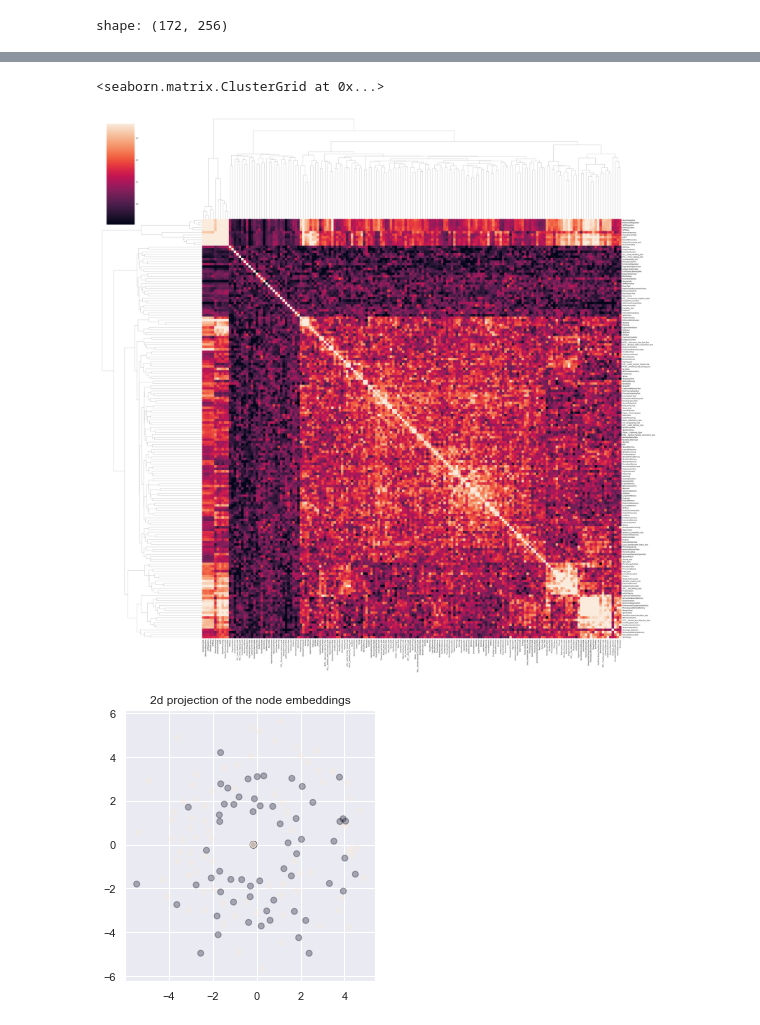
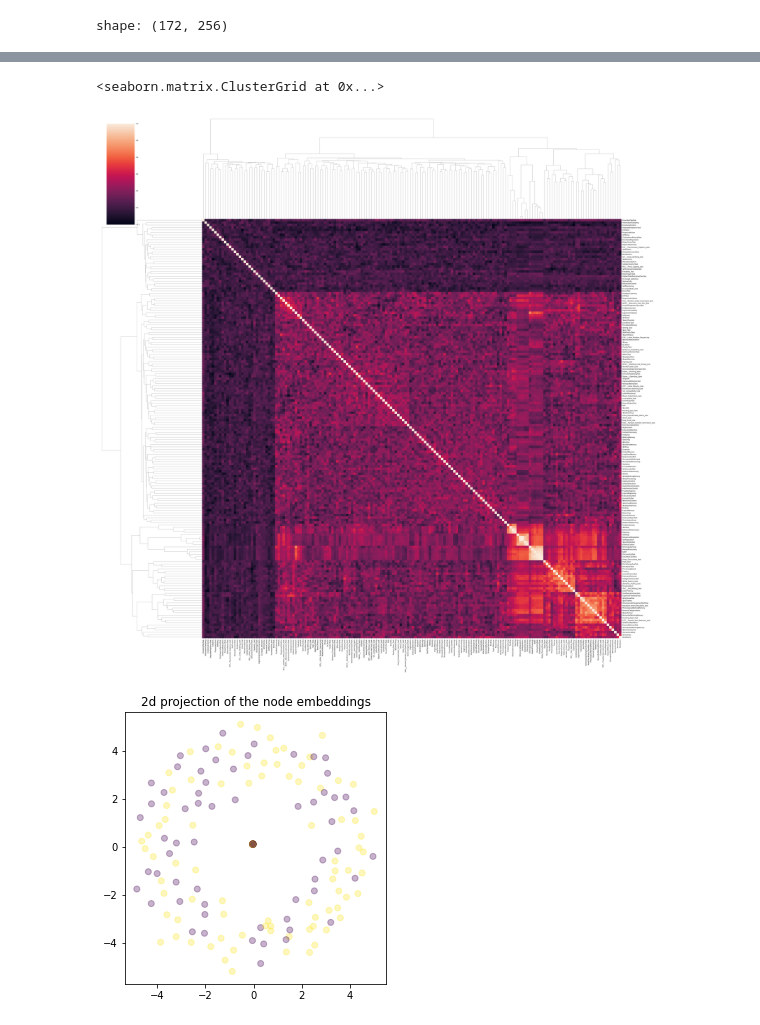
Before and after one commit to morteza/CogText, a Jupyter notebook: notebooks/4-4 Graph Embeddings.ipynb, the cells around one changed output, grey strips where cells are left out. Cells and saved outputs as stored; diff of their text form; code cells hidden in the pictures.

Commit message:
improve graph embedding by limiting random walks
Former-commit-id: 3de738d2f5bb303fc172f054db22c424e218b9d6

```diff
--- a/notebooks/4-4 Graph Embeddings.ipynb
+++ b/notebooks/4-4 Graph Embeddings.ipynb
@@ -27,19 +25,26 @@ H.iloc[:,:] = Normalizer(norm='l1').fit_transform(H)
 # edges = data[['construct','task','jaccard_coefficient']]
 # edges.columns = ['source', 'target', 'weight']
 
+H = pd.read_csv('models/cogtext/H_USEv4_UMAP5d_v1.csv.gz', index_col=['category','label'])
+from python.cogtext.similarity_matrix import get_similarity_matrix
+
+H_sim = get_similarity_matrix(H)
+H_sim.columns.name = 'task'
+H_sim.index.name = 'construct'
+H_sim = H_sim.unstack().reset_index().rename(columns={0:'weight'})
+
+edges = H_sim.query('weight > .8')
+edges.columns = ['source', 'target', 'weight']
+
+# edges['task'].unique().tolist()
+
 tasks = H.reset_index().query('category == "CognitiveTask"').set_index(['category','label']).reset_index(0,drop=True)
 constructs = H.reset_index().query('category == "CognitiveConstruct"').set_index(['category','label']).reset_index(0,drop=True)
 
-H_sim = pd.DataFrame(cosine_similarity(H), index=H.index.levels[1], columns=H.index.levels[1])
-H_sim = H_sim.unstack()
-H_sim.index.set_names(['source','target'], inplace=True)
-H_sim = H_sim.reset_index().rename({0: 'weight'}, axis=1)
-
-edges = H_sim.query('weight > .8')
-
-# edges = edges.query('weight > 0.001')
-
-G = sg.StellarGraph({'task': tasks, 'construct': constructs}, edges=edges)
+G = sg.StellarGraph(
+  nodes = {'task': tasks,
+           'construct': constructs},
+  edges=edges)
 print(G.info())
 
 # import networkx as nx
@@ -66,7 +69,7 @@ StellarGraph: Undirected multigraph
 # %%
 # metapath2vec
 
-rnd_walk_length = 5  # maximum length of a random walk
+rnd_walk_length = 3  # maximum length of a random walk
 
 # metapath schemas as a list of lists of node types.
 metapaths = [
@@ -135,12 +133,12 @@ Most similar nodes to `BART` and `ExecutiveFunction`
 # %%
 G_v = pd.DataFrame(model.wv.vectors, index=model.wv.index_to_key)
 G_sim = cosine_similarity(G_v)
 G_sim = pd.DataFrame(G_sim, index=G_v.index, columns=G_v.index)
 import seaborn as sns
-sns.clustermap(G_sim, figsize=(50,50), robust=True)
+sns.clustermap(G_sim, figsize=(50,50))
 # %% [output]
 <seaborn.matrix.ClusterGrid at 0x...>
-[figure, old version]
+[figure, new version]
 # %%
 # visualize in a Euclidean space
 
@@ -163,4 +161,4 @@ plt.scatter(node_embeddings_2d[:, 0], node_embeddings_2d[:, 1], c=node_colors, a
 plt.title('2d projection of the node embeddings')
 plt.show()
 # %% [output]
-[figure, old version]
+[figure, new version]
```
Also changed, not shown: parts of 6 cells of this notebook, 4 other files.
